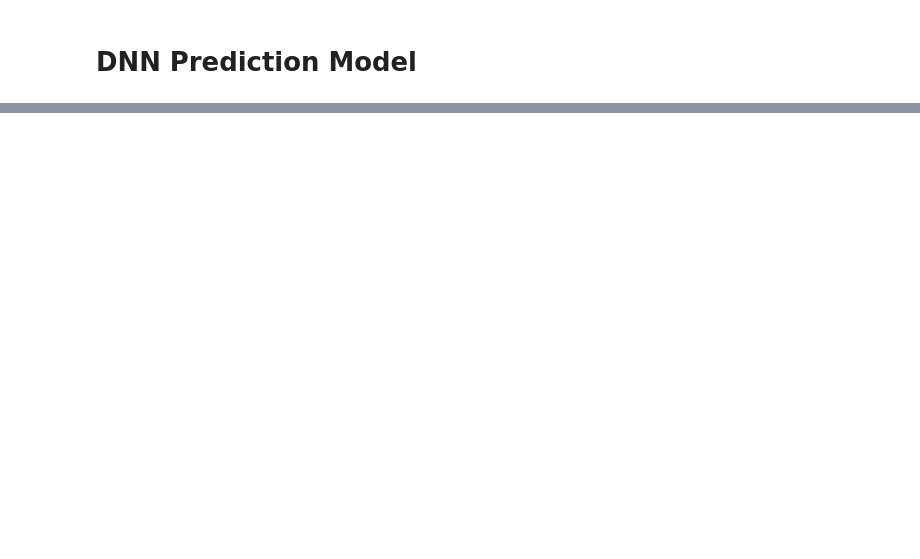
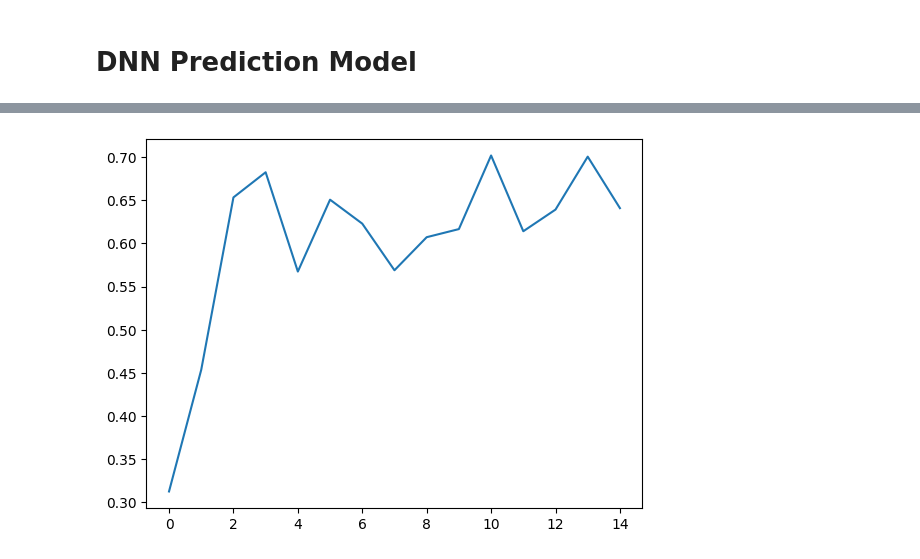
Before and after one commit to tyler-netek/fire-station-spatial-temporal-analysis-project, a Jupyter notebook: fire_incident_prediction.ipynb, the cells around one changed output, grey strips where cells are left out. Drawn from its saved outputs; the diff is of its cells as text; code cells hidden in the pictures; blank space fills up the shorter version.

Commit message:
Add files via upload
Update to DNN model implementation

```diff
--- a/fire_incident_prediction.ipynb
+++ b/fire_incident_prediction.ipynb
@@ -193,19 +192,11 @@ normalizer.adapt(np.array(X_train))
 # %% [markdown]
 # DNN Prediction Model
 # %%
-def build_and_compile_model(norm):
-  model = Sequential([
-      norm,
-      Dense(64, activation='relu'),
-      Dense(64, activation='relu'),
-      Dense(64, activation='relu'),
-      Dense(64, activation='relu'),
-      Dense(1)
-  ])
-
-  model.compile(loss='mean_absolute_error',
+def build_and_compile_model(norm, n_hidden):
+    model = Sequential([norm])
+    for i in range(n_hidden):
+        model.add(Dense(50, activation='relu'))
+    model.add(Dense(1))
+    model.compile(loss='mean_absolute_error',
                 optimizer=Adam(0.001))
-  return model
+    return model
-# %%
-dnn_model = build_and_compile_model(normalizer)
-dnn_model.summary()
@@ -232,3 +202,0 @@ Model: "sequential_15"
-# %%
-%%time
-history = dnn_model.fit(X_train, y_train, validation_split=0.2, verbose=0, epochs=500)
@@ -259,0 +203,8 @@ r2_score(y_train.avg_fire_incident_risk, dnn_model.predict(X_train).flatten())
+# %%
+# Optimal number of layers
+r2 = []
+n = 15
+for i in range(n):
+    dnn_model = build_and_compile_model(normalizer, i)
+    dnn_model.fit(X_train, y_train, validation_split=0.2, verbose=0, epochs=100)
+    r2.append(metrics.r2_score(y_test, dnn_model.predict(X_test).flatten()))
@@ -259,0 +227,4 @@ r2_score(y_train.avg_fire_incident_risk, dnn_model.predict(X_train).flatten())
+# %%
+plt.plot(range(n), r2);
+# %% [output]
+[figure, added]
```
Also changed, not shown: parts of 17 cells of this notebook.
